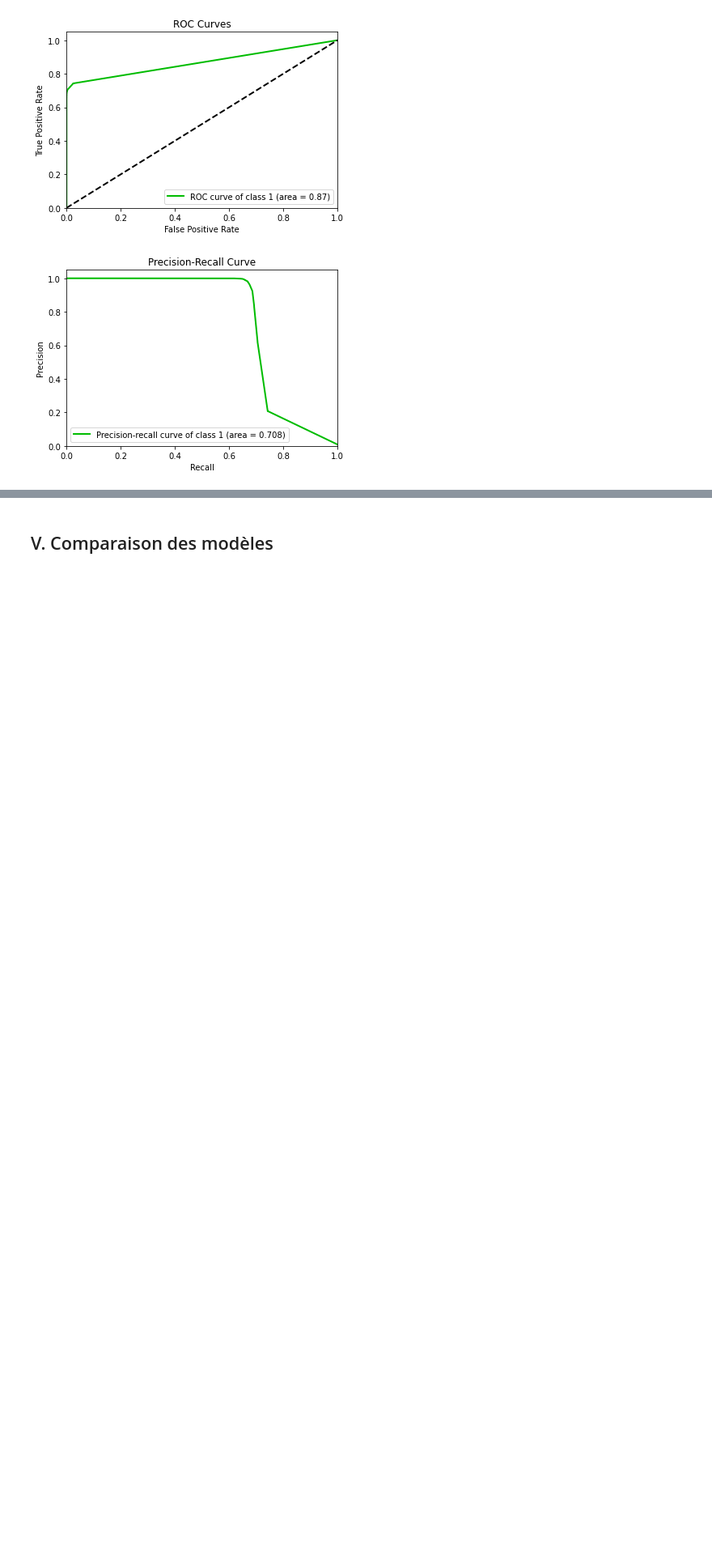
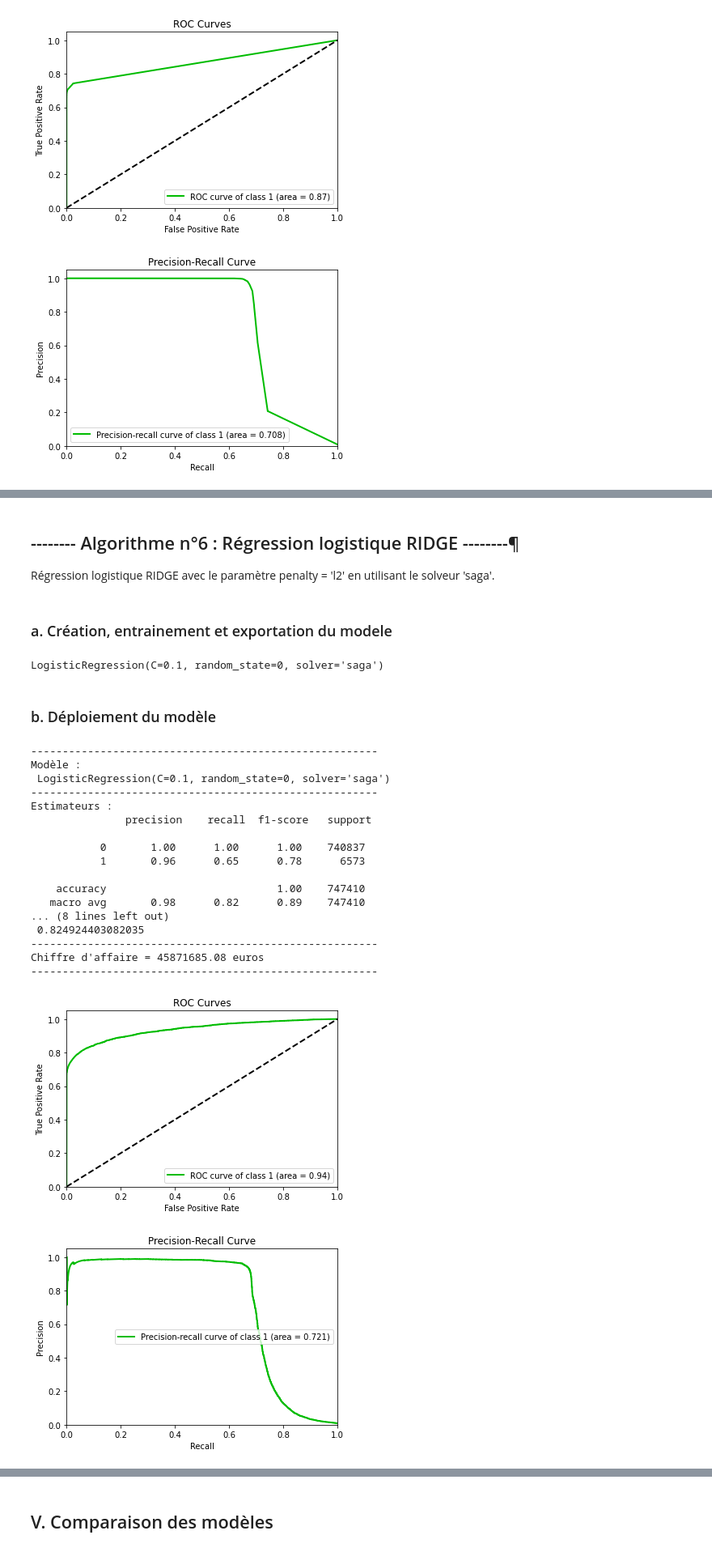
Before and after one commit to Elisa-Frintz/Projet_Fraude_bancaire, a Jupyter notebook: Fraude_Création_modeles.ipynb, the cells around one changed output, grey strips where cells are left out. Shown: that part at 81% size. Drawn from its saved outputs; the diff is of its cells as text; code cells hidden in the pictures; blank space fills up the shorter version.

```diff
--- a/Fraude_Création_modeles.ipynb
+++ b/Fraude_Création_modeles.ipynb
@@ -255,0 +419,5 @@ Chiffre d'affaire = 45884788.83 euros
+# %% [markdown]
+## -------- Algorithme n°6 : Régression logistique RIDGE --------¶
+Régression logistique RIDGE avec le paramètre penalty = 'l2' en utilisant le solveur 'saga'.
+# %% [markdown]
+### a. Création, entrainement et exportation du modele
@@ -255,0 +430,6 @@ Chiffre d'affaire = 45884788.83 euros
+# %%
+# Création du modèle entrainé
+model_fit = delayed_fit.compute()
+print(model_fit)
+# %% [output]
+LogisticRegression(C=0.1, random_state=0, solver='saga')
@@ -255,0 +441,24 @@ Chiffre d'affaire = 45884788.83 euros
+# %% [markdown]
+### b. Déploiement du modèle
+# %%
+dep6 = deploiement(modele = "modele6.sav", XTest = XTest_ok, yTest = yTest, scale = True)
+# %% [output]
+-------------------------------------------------------
+Modèle :
+ LogisticRegression(C=0.1, random_state=0, solver='saga')
+-------------------------------------------------------
+Estimateurs :
+               precision    recall  f1-score   support
+
+           0       1.00      1.00      1.00    740837
+           1       0.96      0.65      0.78      6573
+
+    accuracy                           1.00    747410
+   macro avg       0.98      0.82      0.89    747410
+... (8 lines left out)
+ 0.824924403082035
+-------------------------------------------------------
+Chiffre d'affaire = 45871685.08 euros
+-------------------------------------------------------
+[figure, added]
+[figure, added]
```
Also changed, not shown: parts of 39 cells of this notebook.
